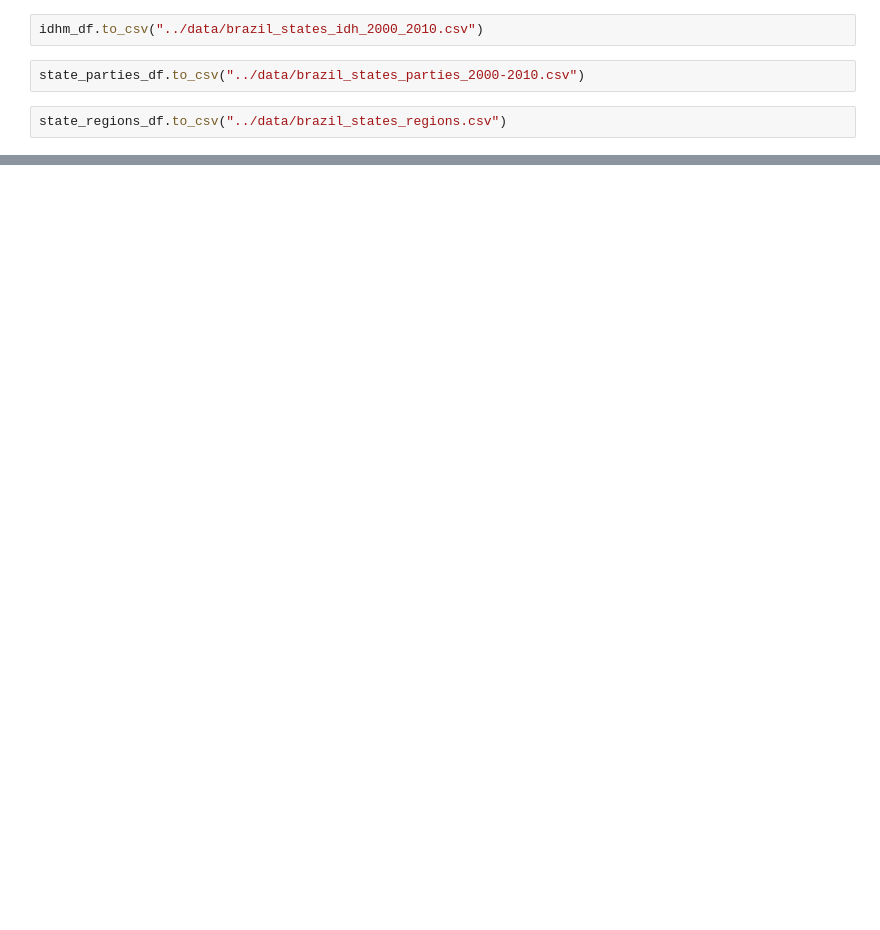
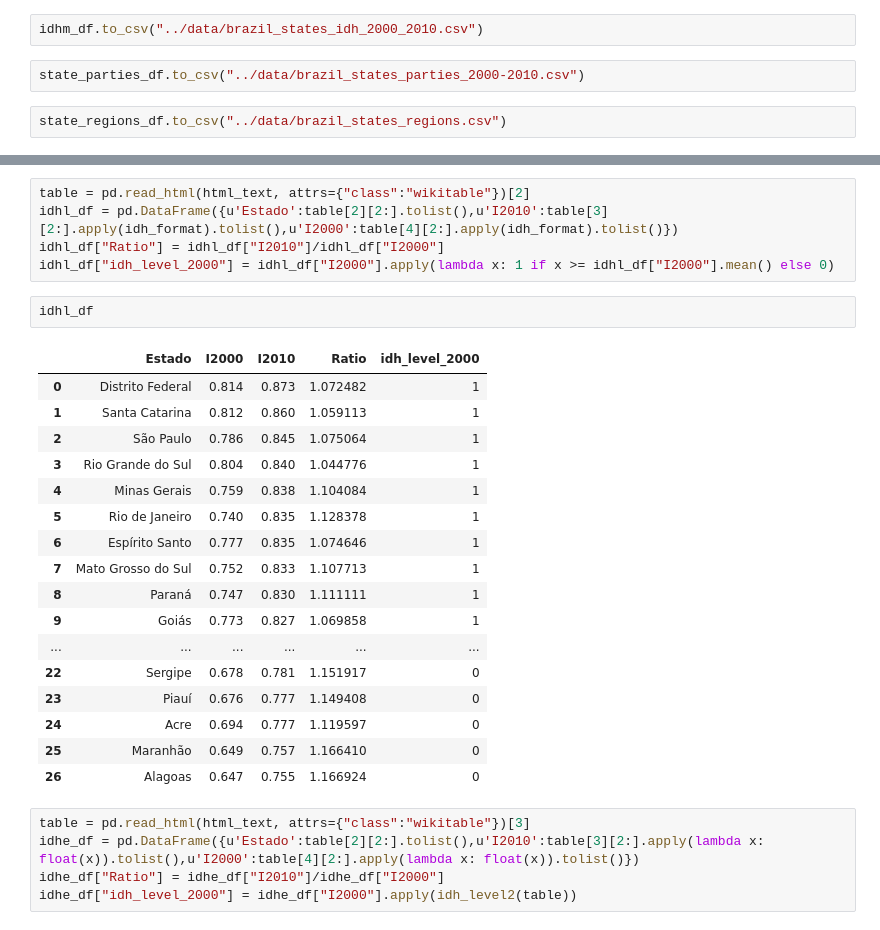
Before and after one commit to xboard/xboard.github.io, a Jupyter notebook: ipynb/PreProcess IDH Data.ipynb, the cells around one changed output, grey strips where cells are left out. Drawn from its saved outputs; the diff is of its cells as text; blank space fills up the shorter version.

```diff
--- a/ipynb/PreProcess IDH Data.ipynb
+++ b/ipynb/PreProcess IDH Data.ipynb
@@ -147,0 +199,30 @@ state_regions_df.to_csv("../data/brazil_states_regions.csv")
+# %%
+table = pd.read_html(html_text, attrs={"class":"wikitable"})[2]
+idhl_df = pd.DataFrame({u'Estado':table[2][2:].tolist(),u'I2010':table[3][2:].apply(idh_format).tolist(),u'I2000':table[4][2:].apply(idh_format).tolist()})
+idhl_df["Ratio"] = idhl_df["I2010"]/idhl_df["I2000"]
+idhl_df["idh_level_2000"] = idhl_df["I2000"].apply(lambda x: 1 if x >= idhl_df["I2000"].mean() else 0)
+# %%
+idhl_df
+# %% [output]
+|  | Estado | I2000 | I2010 | Ratio | idh_level_2000 |
+| 0 | Distrito Federal | 0.814 | 0.873 | 1.072482 | 1 |
+| 1 | Santa Catarina | 0.812 | 0.860 | 1.059113 | 1 |
+| 2 | São Paulo | 0.786 | 0.845 | 1.075064 | 1 |
+| 3 | Rio Grande do Sul | 0.804 | 0.840 | 1.044776 | 1 |
+| 4 | Minas Gerais | 0.759 | 0.838 | 1.104084 | 1 |
+| 5 | Rio de Janeiro | 0.740 | 0.835 | 1.128378 | 1 |
+| 6 | Espírito Santo | 0.777 | 0.835 | 1.074646 | 1 |
+| 7 | Mato Grosso do Sul | 0.752 | 0.833 | 1.107713 | 1 |
+| 8 | Paraná | 0.747 | 0.830 | 1.111111 | 1 |
+| 9 | Goiás | 0.773 | 0.827 | 1.069858 | 1 |
+| ... | ... | ... | ... | ... | ... |
+| 22 | Sergipe | 0.678 | 0.781 | 1.151917 | 0 |
+| 23 | Piauí | 0.676 | 0.777 | 1.149408 | 0 |
+| 24 | Acre | 0.694 | 0.777 | 1.119597 | 0 |
+| 25 | Maranhão | 0.649 | 0.757 | 1.166410 | 0 |
+| 26 | Alagoas | 0.647 | 0.755 | 1.166924 | 0 |
+# %%
+table = pd.read_html(html_text, attrs={"class":"wikitable"})[3]
+idhe_df = pd.DataFrame({u'Estado':table[2][2:].tolist(),u'I2010':table[3][2:].apply(lambda x: float(x)).tolist(),u'I2000':table[4][2:].apply(lambda x: float(x)).tolist()})
+idhe_df["Ratio"] = idhe_df["I2010"]/idhe_df["I2000"]
+idhe_df["idh_level_2000"] = idhe_df["I2000"].apply(idh_level2(table))
```
Also changed, not shown: parts of 9 cells of this notebook, 3 other files.
